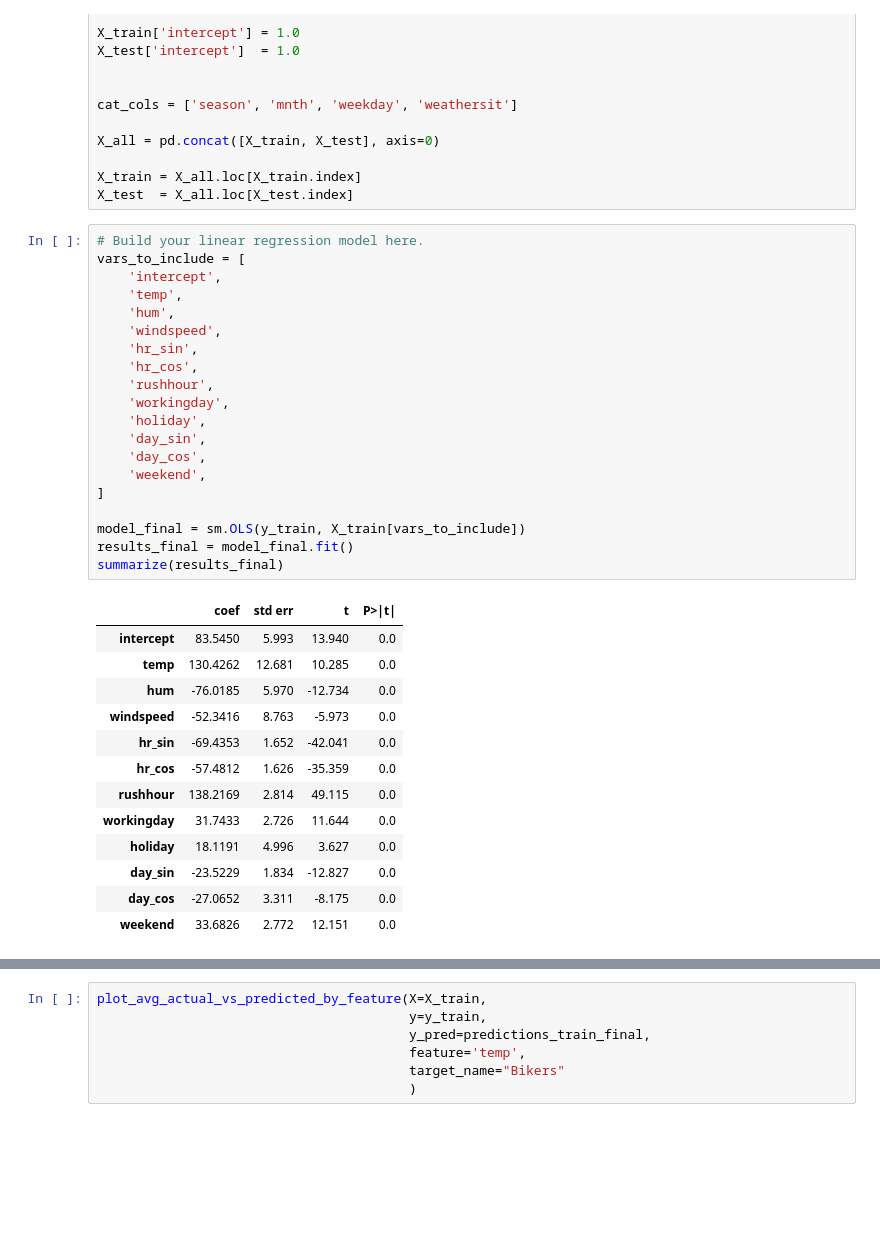
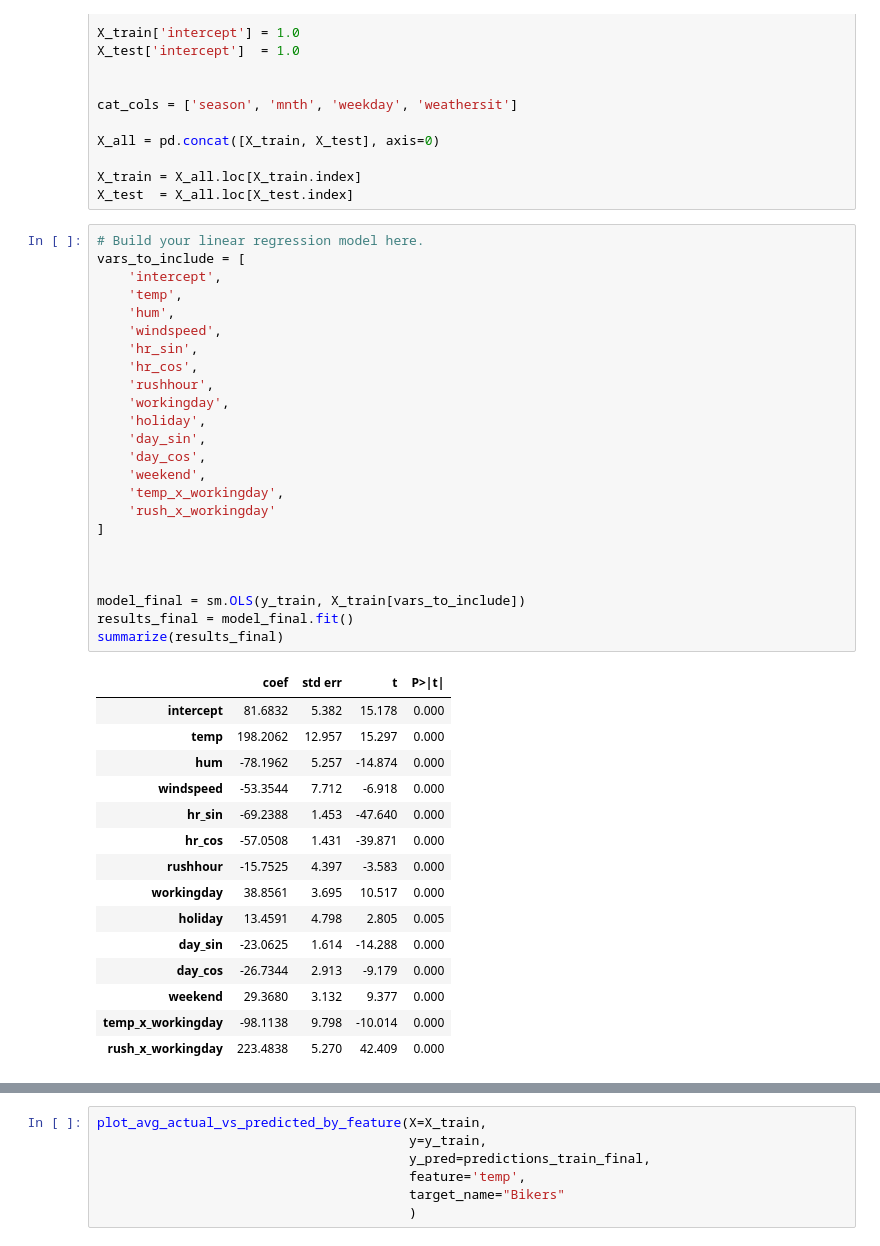
Before and after one commit to mib21010/code_2600, a Jupyter notebook: mod05_nonlinear.ipynb, the cells around one changed output, grey strips where cells are left out. Cells and saved outputs as stored; diff of their text form; blank space fills up the shorter version.

```diff
--- a/mod05_nonlinear.ipynb
+++ b/mod05_nonlinear.ipynb
@@ -339,37 +339,43 @@ X_test  = X_all.loc[X_test.index]
 # %%
 # Build your linear regression model here.
 vars_to_include = [
     'intercept',
     'temp',
     'hum',
     'windspeed',
     'hr_sin',
     'hr_cos',
     'rushhour',
     'workingday',
     'holiday',
     'day_sin',
     'day_cos',
     'weekend',
+    'temp_x_workingday',
+    'rush_x_workingday'
 ]
+
+
 
 model_final = sm.OLS(y_train, X_train[vars_to_include])
 results_final = model_final.fit()
 summarize(results_final)
 # %% [output]
 |  | coef | std err | t | P>|t| |
-| intercept | 83.5450 | 5.993 | 13.940 | 0.0 |
-| temp | 130.4262 | 12.681 | 10.285 | 0.0 |
-| hum | -76.0185 | 5.970 | -12.734 | 0.0 |
-| windspeed | -52.3416 | 8.763 | -5.973 | 0.0 |
-| hr_sin | -69.4353 | 1.652 | -42.041 | 0.0 |
-| hr_cos | -57.4812 | 1.626 | -35.359 | 0.0 |
-| rushhour | 138.2169 | 2.814 | 49.115 | 0.0 |
-| workingday | 31.7433 | 2.726 | 11.644 | 0.0 |
-| holiday | 18.1191 | 4.996 | 3.627 | 0.0 |
-| day_sin | -23.5229 | 1.834 | -12.827 | 0.0 |
-| day_cos | -27.0652 | 3.311 | -8.175 | 0.0 |
-| weekend | 33.6826 | 2.772 | 12.151 | 0.0 |
+| intercept | 81.6832 | 5.382 | 15.178 | 0.000 |
+| temp | 198.2062 | 12.957 | 15.297 | 0.000 |
+| hum | -78.1962 | 5.257 | -14.874 | 0.000 |
+| windspeed | -53.3544 | 7.712 | -6.918 | 0.000 |
+| hr_sin | -69.2388 | 1.453 | -47.640 | 0.000 |
+| hr_cos | -57.0508 | 1.431 | -39.871 | 0.000 |
+| rushhour | -15.7525 | 4.397 | -3.583 | 0.000 |
+| workingday | 38.8561 | 3.695 | 10.517 | 0.000 |
+| holiday | 13.4591 | 4.798 | 2.805 | 0.005 |
+| day_sin | -23.0625 | 1.614 | -14.288 | 0.000 |
+| day_cos | -26.7344 | 2.913 | -9.179 | 0.000 |
+| weekend | 29.3680 | 3.132 | 9.377 | 0.000 |
+| temp_x_workingday | -98.1138 | 9.798 | -10.014 | 0.000 |
+| rush_x_workingday | 223.4838 | 5.270 | 42.409 | 0.000 |
 # %%
 predictions_train_final = predict(X_train[vars_to_include], results_final)
 print('MSE train: ', mse(y_train, predictions_train_final))
```
Also changed, not shown: parts of 1 cell of this notebook.
